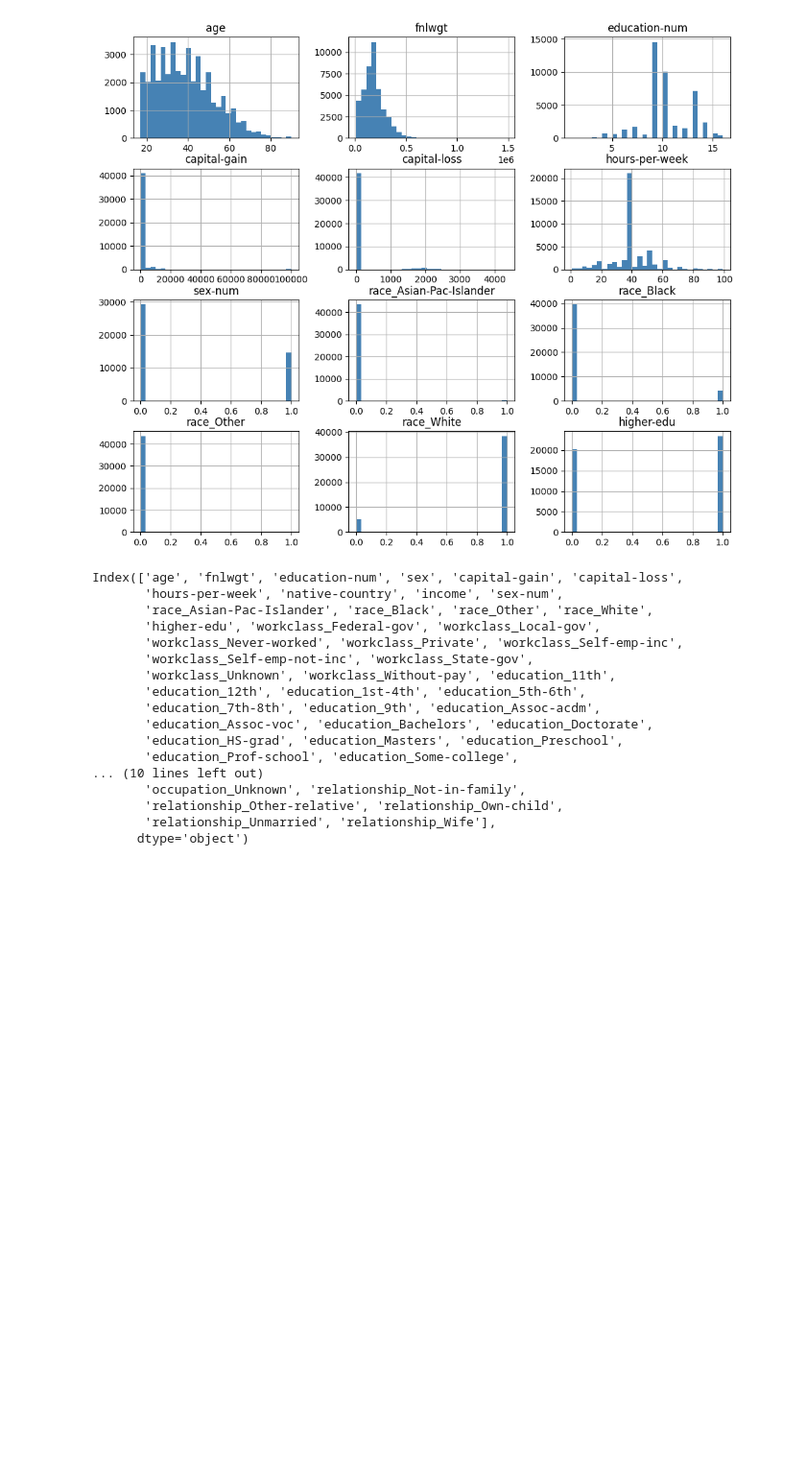
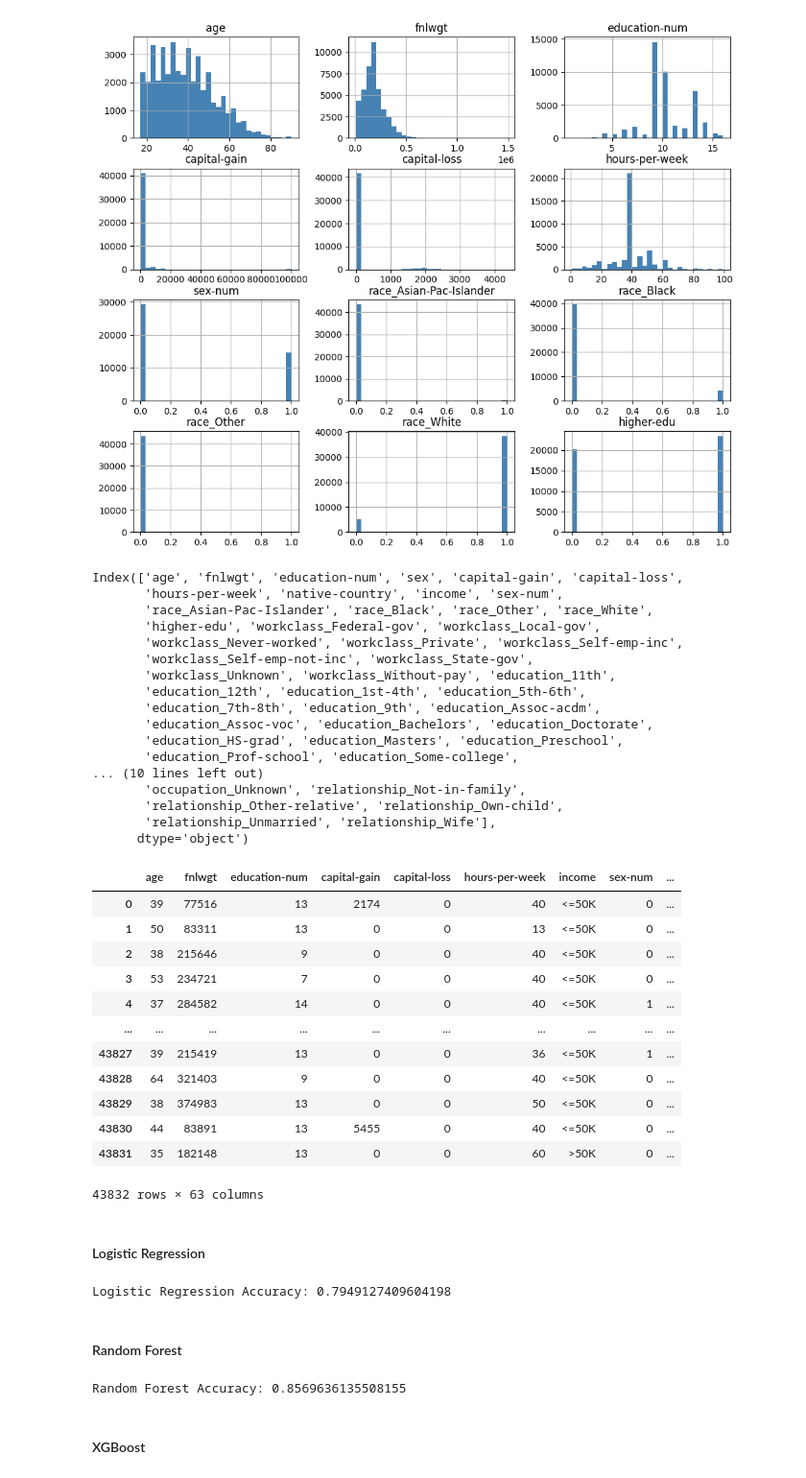
Before and after one commit to garlingz/Income-EDA, a Jupyter notebook: EDA_notebook.ipynb, the cells around one changed output. Shown at 96% size. Cells and saved outputs as stored; diff of their text form; code cells hidden in the pictures; blank space fills up the shorter version.

```diff
--- a/EDA_notebook.ipynb
+++ b/EDA_notebook.ipynb
@@ -506,3 +510,77 @@ Index(['age', 'fnlwgt', 'education-num', 'sex', 'capital-gain', 'capital-loss',
        'relationship_Other-relative', 'relationship_Own-child',
        'relationship_Unmarried', 'relationship_Wife'],
       dtype='object')
+# %%
+# Onehot encoding prep, selecting columns
+us_df_onehotcolumns = us_df.select_dtypes(['object'])
+us_df_onehotcolumns = us_df_onehotcolumns.drop(['sex', 'income', 'native-country'], axis= 1)
+us_df_onehotcolumns
+
+# Onehot encoding, initialize dropping first
+encoder = OneHotEncoder(drop= 'first')
+
+# Fit and Transform data, converting results to an array rather than a series
+encoded_data = encoder.fit_transform(us_df_onehotcolumns).toarray()
+
+# Create a DataFrame from the encoded data, using the encoder's feature names
+encoded_df = pd.DataFrame(encoded_data, columns=encoder.get_feature_names_out(us_df_onehotcolumns.columns))
+
+# Resetting indexes so that the data matches up
+us_df = us_df.reset_index(drop= True)
+encoded_df = encoded_df.reset_index(drop= True)
+
+# Concat (rejoin) data to form finished dataframe
+us_final = pd.concat([us_df.drop(us_df_onehotcolumns.columns, axis=1), encoded_df], axis=1)
+us_final = us_final.drop(['sex', 'native-country'], axis= 1)
+us_final
+# %% [output]
+|  | age | fnlwgt | education-num | capital-gain | capital-loss | hours-per-week | income | sex-num | ... |
+| 0 | 39 | 77516 | 13 | 2174 | 0 | 40 | <=50K | 0 | ... |
+| 1 | 50 | 83311 | 13 | 0 | 0 | 13 | <=50K | 0 | ... |
+| 2 | 38 | 215646 | 9 | 0 | 0 | 40 | <=50K | 0 | ... |
+| 3 | 53 | 234721 | 7 | 0 | 0 | 40 | <=50K | 0 | ... |
+| 4 | 37 | 284582 | 14 | 0 | 0 | 40 | <=50K | 1 | ... |
+| ... | ... | ... | ... | ... | ... | ... | ... | ... | ... |
+| 43827 | 39 | 215419 | 13 | 0 | 0 | 36 | <=50K | 1 | ... |
+| 43828 | 64 | 321403 | 9 | 0 | 0 | 40 | <=50K | 0 | ... |
+| 43829 | 38 | 374983 | 13 | 0 | 0 | 50 | <=50K | 0 | ... |
+| 43830 | 44 | 83891 | 13 | 5455 | 0 | 40 | <=50K | 0 | ... |
+| 43831 | 35 | 182148 | 13 | 0 | 0 | 60 | >50K | 0 | ... |
+43832 rows × 63 columns
+# %% [markdown]
+#### Logistic Regression
+# %%
+# Imports
+from sklearn.linear_model import LogisticRegression
+from sklearn.model_selection import train_test_split
+from sklearn.metrics import accuracy_score
+
+# Splitting data into features (X) and target (y)
+X = us_final.drop('income', axis= 1)
+y = us_final['income']
+
+# Train-test split
+X_train, X_test, y_train, y_test = train_test_split(X, y, test_size=0.2, random_state=0)
+
+# LogRegression
+logreg = LogisticRegression(max_iter= 1000)
+logreg.fit(X_train, y_train)
+logreg_predict = logreg.predict(X_test)
+print("Logistic Regression Accuracy:", accuracy_score(y_test, logreg_predict))
+# %% [output]
+Logistic Regression Accuracy: 0.7949127409604198
+# %% [markdown]
+#### Random Forest
+# %%
+# Import
+from sklearn.ensemble import RandomForestClassifier
+
+# Random Forest
+rf = RandomForestClassifier(n_estimators= 100, max_depth= 10, random_state= 0)
+rf.fit(X_train, y_train)
+rf_predicts = rf.predict(X_test)
+print("Random Forest Accuracy:", accuracy_score(y_test, rf_predicts))
+# %% [output]
+Random Forest Accuracy: 0.8569636135508155
+# %% [markdown]
+#### XGBoost
```
Also changed, not shown: parts of 1 cell of this notebook.
